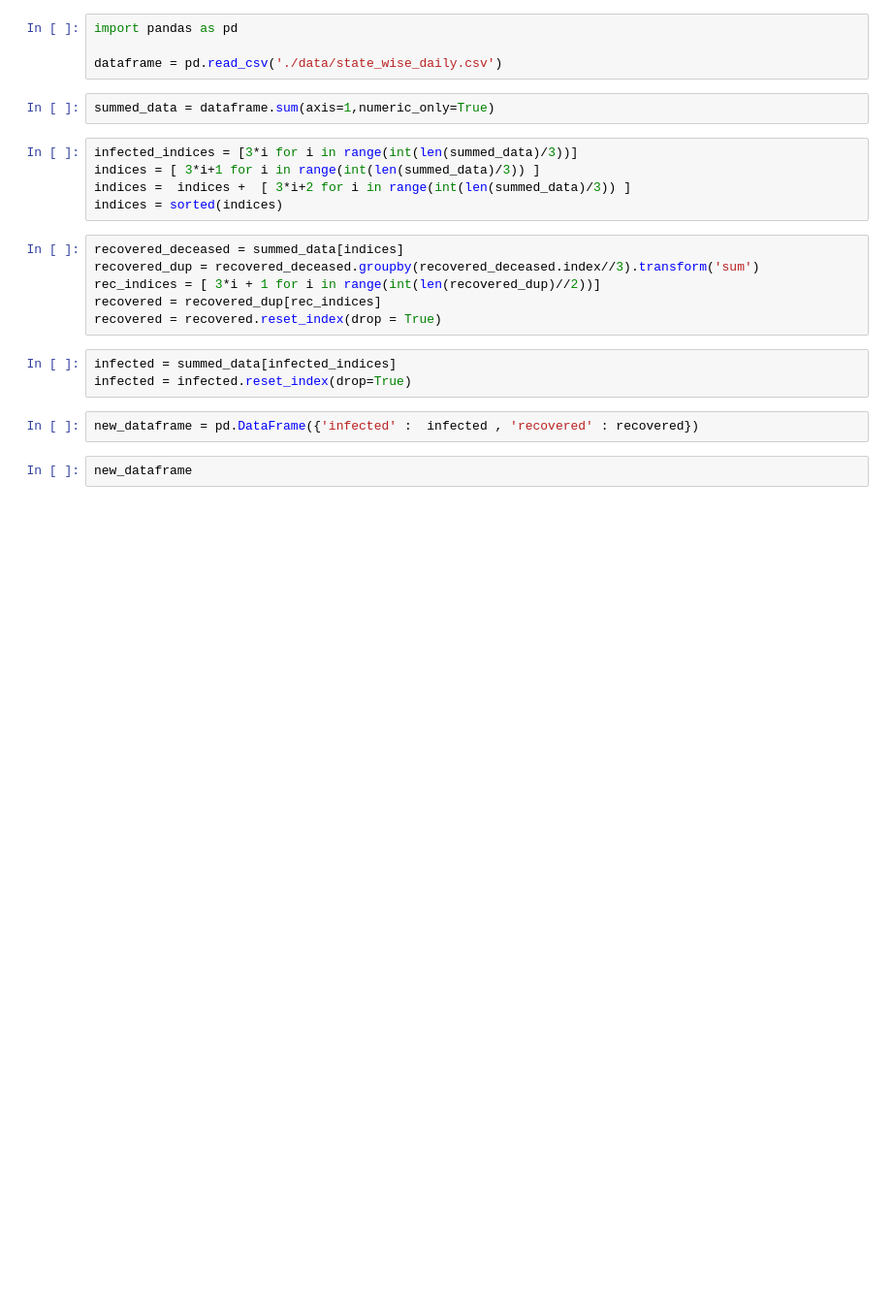
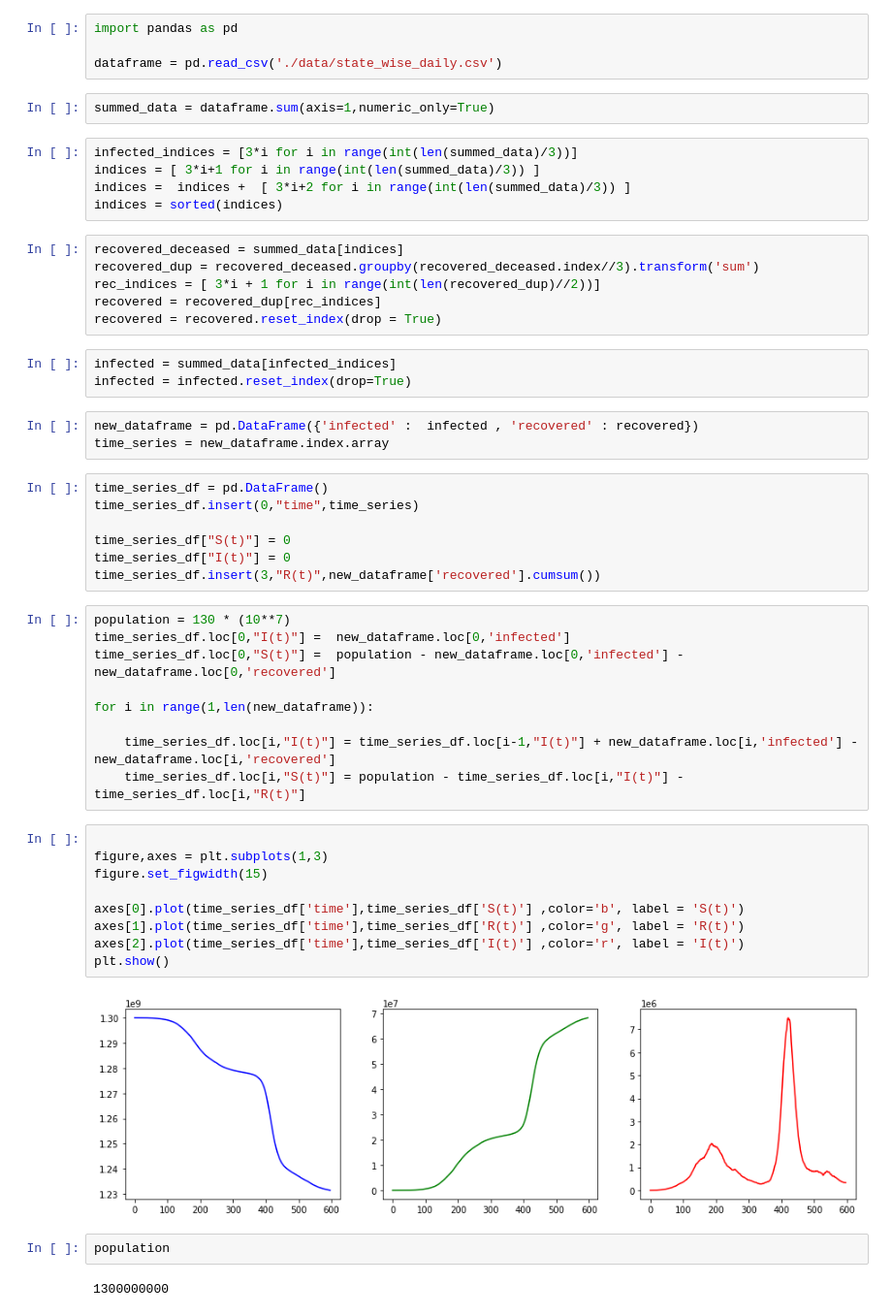
Before and after one commit to JACOBIN-SCTCS/Numerical-Optimization, a Jupyter notebook: Assignment1/sol.ipynb, the cells around one changed output. Shown at 97% size. Cells and saved outputs as stored; diff of their text form; blank space fills up the shorter version.

```diff
--- a/Assignment1/sol.ipynb
+++ b/Assignment1/sol.ipynb
@@ -230,5 +256,35 @@ infected = summed_data[infected_indices]
 infected = infected.reset_index(drop=True)
 # %%
 new_dataframe = pd.DataFrame({'infected' :  infected , 'recovered' : recovered})
+time_series = new_dataframe.index.array
-# %%
-new_dataframe
+# %%
+time_series_df = pd.DataFrame()
+time_series_df.insert(0,"time",time_series)
+
+time_series_df["S(t)"] = 0
+time_series_df["I(t)"] = 0
+time_series_df.insert(3,"R(t)",new_dataframe['recovered'].cumsum())
+# %%
+population = 130 * (10**7)
+time_series_df.loc[0,"I(t)"] =  new_dataframe.loc[0,'infected']
+time_series_df.loc[0,"S(t)"] =  population - new_dataframe.loc[0,'infected'] - new_dataframe.loc[0,'recovered']
+
+for i in range(1,len(new_dataframe)):
+
+    time_series_df.loc[i,"I(t)"] = time_series_df.loc[i-1,"I(t)"] + new_dataframe.loc[i,'infected'] - new_dataframe.loc[i,'recovered']
+    time_series_df.loc[i,"S(t)"] = population - time_series_df.loc[i,"I(t)"] - time_series_df.loc[i,"R(t)"]
+# %%
+
+figure,axes = plt.subplots(1,3)
+figure.set_figwidth(15)
+
+axes[0].plot(time_series_df['time'],time_series_df['S(t)'] ,color='b', label = 'S(t)')
+axes[1].plot(time_series_df['time'],time_series_df['R(t)'] ,color='g', label = 'R(t)')
+axes[2].plot(time_series_df['time'],time_series_df['I(t)'] ,color='r', label = 'I(t)')
+plt.show()
+# %% [output]
+[figure, added]
+# %%
+population
+# %% [output]
+1300000000
```
Also changed, not shown: parts of 5 cells of this notebook.
